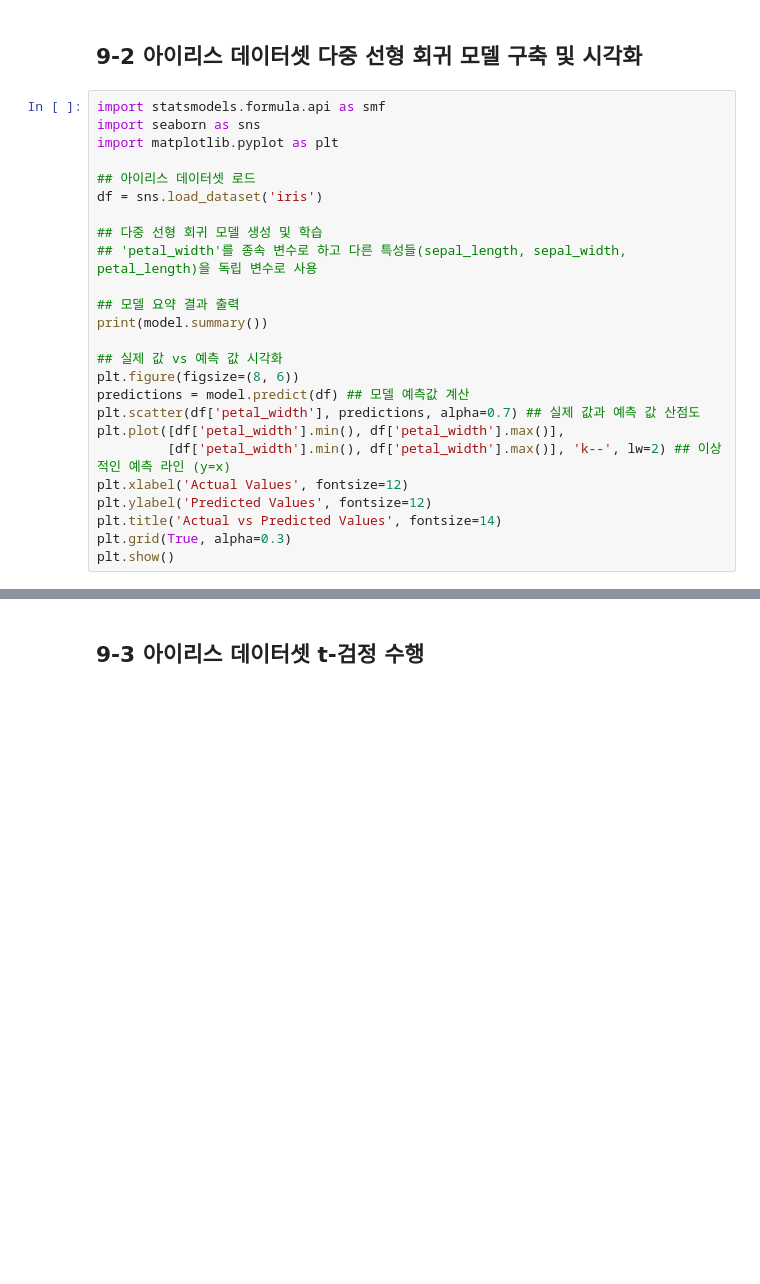
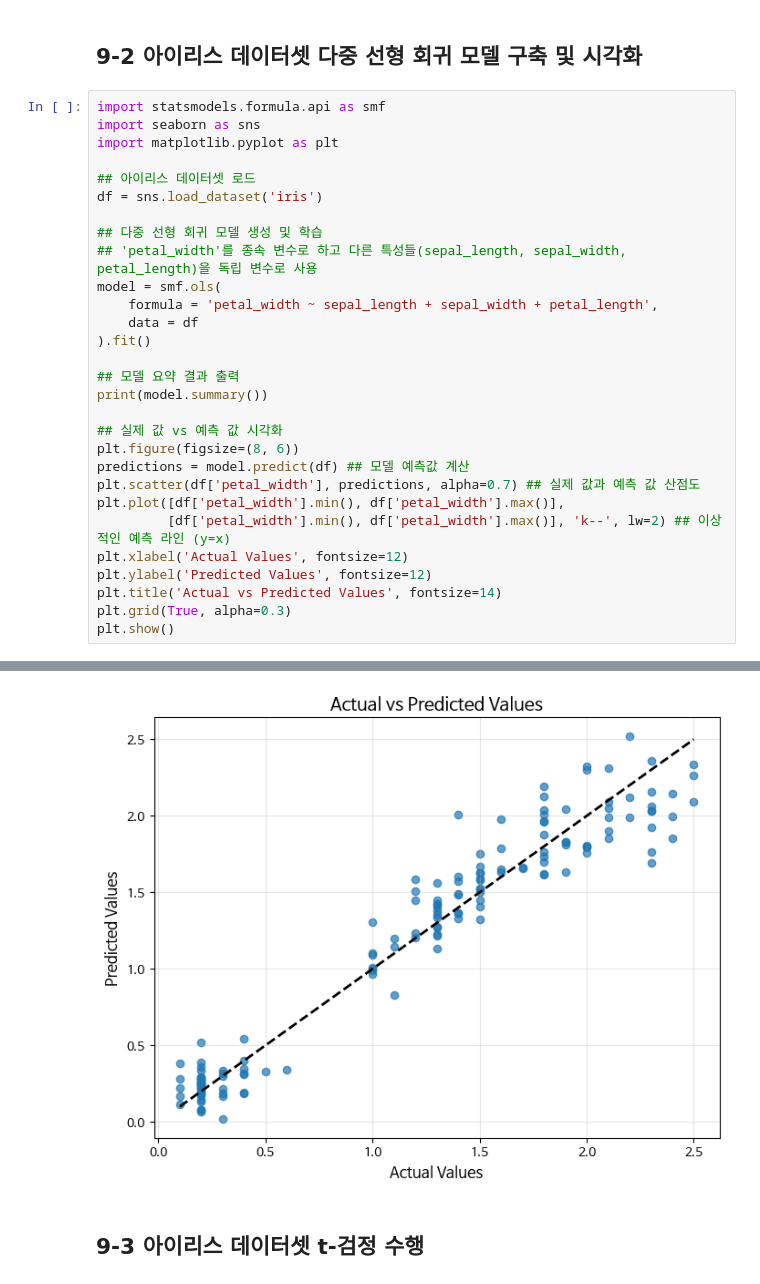
Before and after one commit to YeseonShin/Data-Analysis-with-Open-Source, a Jupyter notebook: 오픈소스_데이터_분석_09강.ipynb, the cells around one changed output, grey strips where cells are left out. Drawn from its saved outputs; the diff is of its cells as text; blank space fills up the shorter version.

```diff
--- a/오픈소스_데이터_분석_09강.ipynb
+++ b/오픈소스_데이터_분석_09강.ipynb
@@ -49,6 +64,10 @@ df = sns.load_dataset('iris')
 
 ## 다중 선형 회귀 모델 생성 및 학습
 ## 'petal_width'를 종속 변수로 하고 다른 특성들(sepal_length, sepal_width, petal_length)을 독립 변수로 사용
+model = smf.ols(
+    formula = 'petal_width ~ sepal_length + sepal_width + petal_length',
+    data = df
+).fit()
 
 ## 모델 요약 결과 출력
 print(model.summary())
@@ -64,3 +83,4 @@ plt.ylabel('Predicted Values', fontsize=12)
 plt.title('Actual vs Predicted Values', fontsize=14)
 plt.grid(True, alpha=0.3)
 plt.show()
+# %% [output]
@@ -67,3 +104,4 @@ plt.show()
+[figure, added]
 # %% [markdown]
 ## 9-3 아이리스 데이터셋 t-검정 수행
 # %%
```
Also changed, not shown: parts of 10 cells of this notebook.
